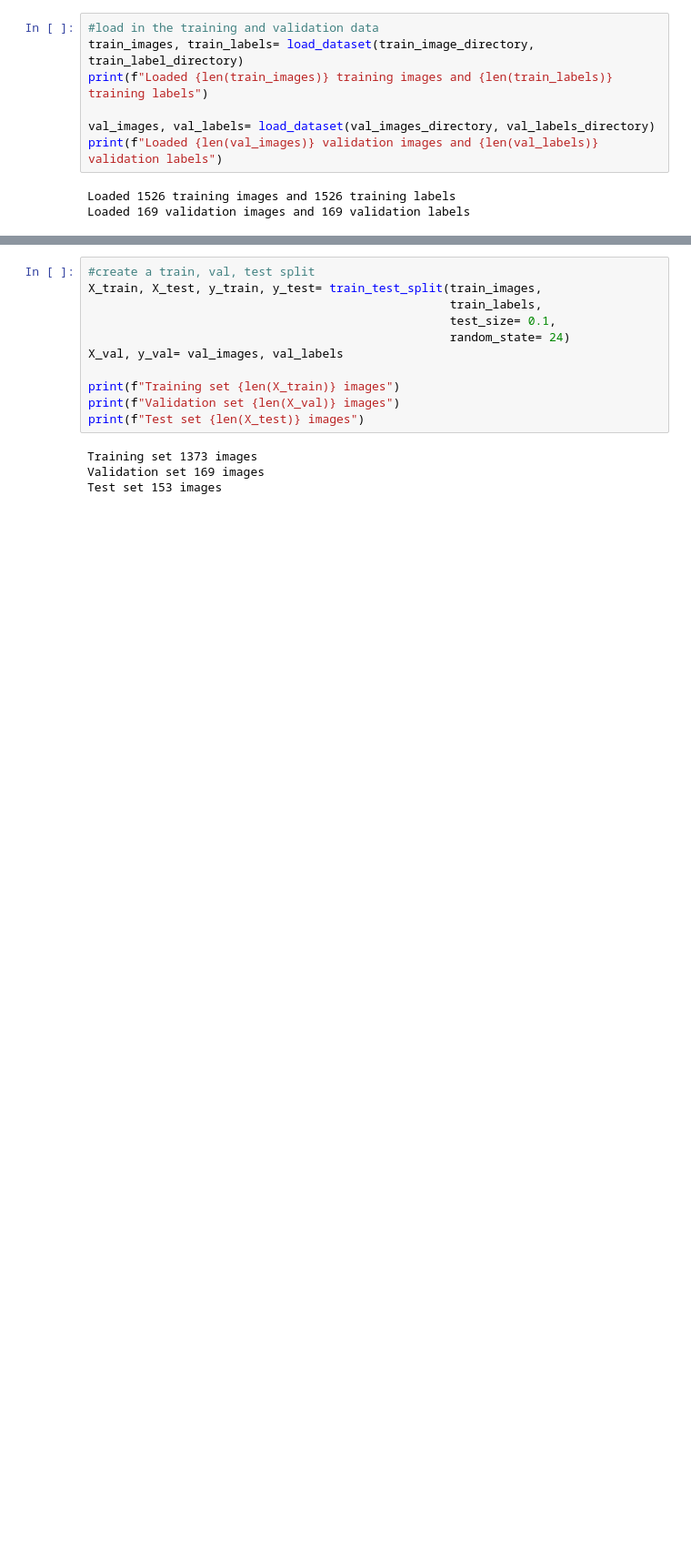
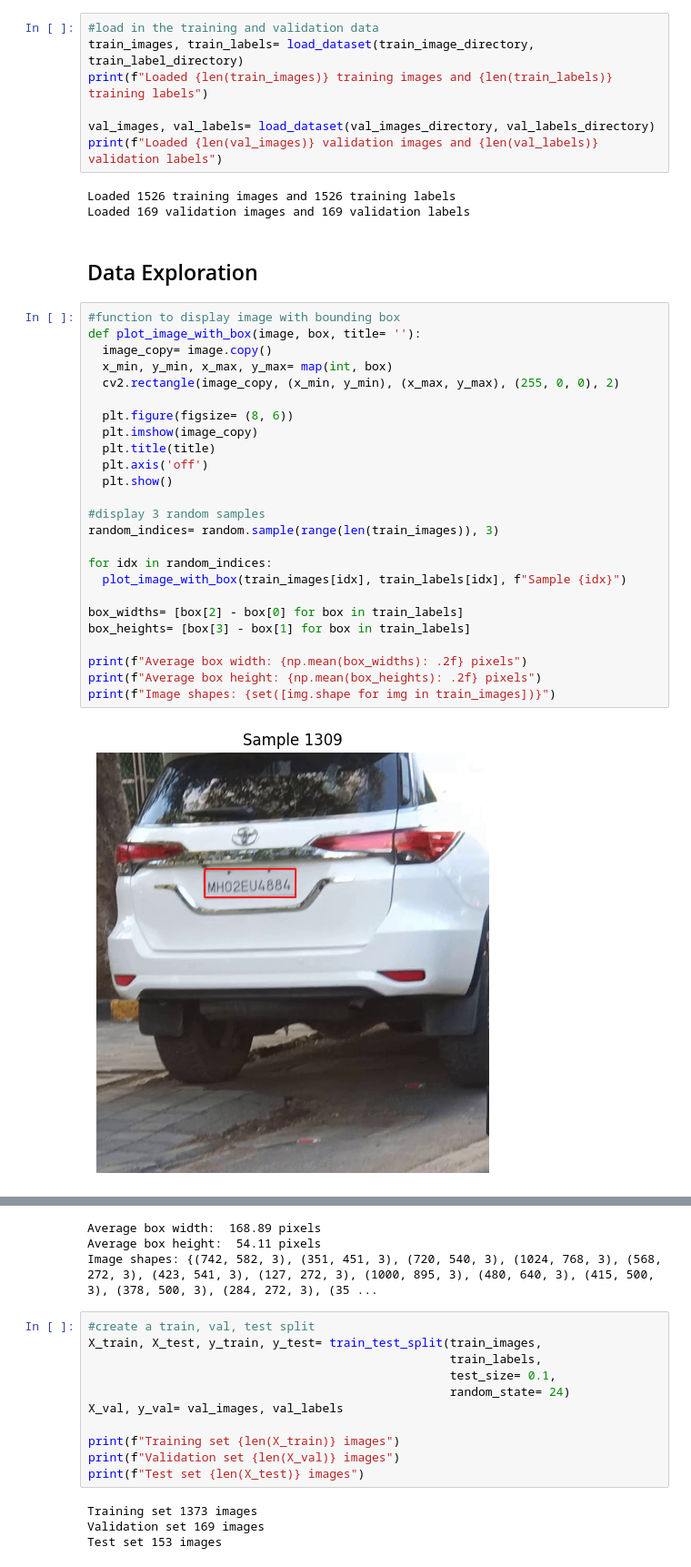
Before and after one commit to AndrewReusche/License_Plate_Detection, a Jupyter notebook: license_plate_exploratory.ipynb, the cells around one changed output, grey strips where cells are left out. Shown at 91% size. Cells and saved outputs as stored; diff of their text form; blank space fills up the shorter version.

Commit message:
exploratory notebook: data exploration

```diff
--- a/license_plate_exploratory.ipynb
+++ b/license_plate_exploratory.ipynb
@@ -143,3 +123,32 @@ print(f"Loaded {len(val_images)} validation images and {len(val_labels)} validat
 # %% [output]
 Loaded 1526 training images and 1526 training labels
 Loaded 169 validation images and 169 validation labels
+# %% [markdown]
+## Data Exploration
+# %%
+#function to display image with bounding box
+def plot_image_with_box(image, box, title= ''):
+  image_copy= image.copy()
+  x_min, y_min, x_max, y_max= map(int, box)
+  cv2.rectangle(image_copy, (x_min, y_min), (x_max, y_max), (255, 0, 0), 2)
+
+  plt.figure(figsize= (8, 6))
+  plt.imshow(image_copy)
+  plt.title(title)
+  plt.axis('off')
+  plt.show()
+
+#display 3 random samples
+random_indices= random.sample(range(len(train_images)), 3)
+
+for idx in random_indices:
+  plot_image_with_box(train_images[idx], train_labels[idx], f"Sample {idx}")
+
+box_widths= [box[2] - box[0] for box in train_labels]
+box_heights= [box[3] - box[1] for box in train_labels]
+
+print(f"Average box width: {np.mean(box_widths): .2f} pixels")
+print(f"Average box height: {np.mean(box_heights): .2f} pixels")
+print(f"Image shapes: {set([img.shape for img in train_images])}")
+# %% [output]
+[figure, added]
@@ -146,3 +157,6 @@ Loaded 169 validation images and 169 validation labels
+Average box width:  168.89 pixels
+Average box height:  54.11 pixels
+Image shapes: {(742, 582, 3), (351, 451, 3), (720, 540, 3), (1024, 768, 3), (568, 272, 3), (423, 541, 3), (127, 272, 3), (1000, 895, 3), (480, 640, 3), (415, 500, 3), (378, 500, 3), (284, 272, 3), (35 ...
 # %%
 #create a train, val, test split
 X_train, X_test, y_train, y_test= train_test_split(train_images,
```
Also changed, not shown: parts of 8 cells of this notebook.
